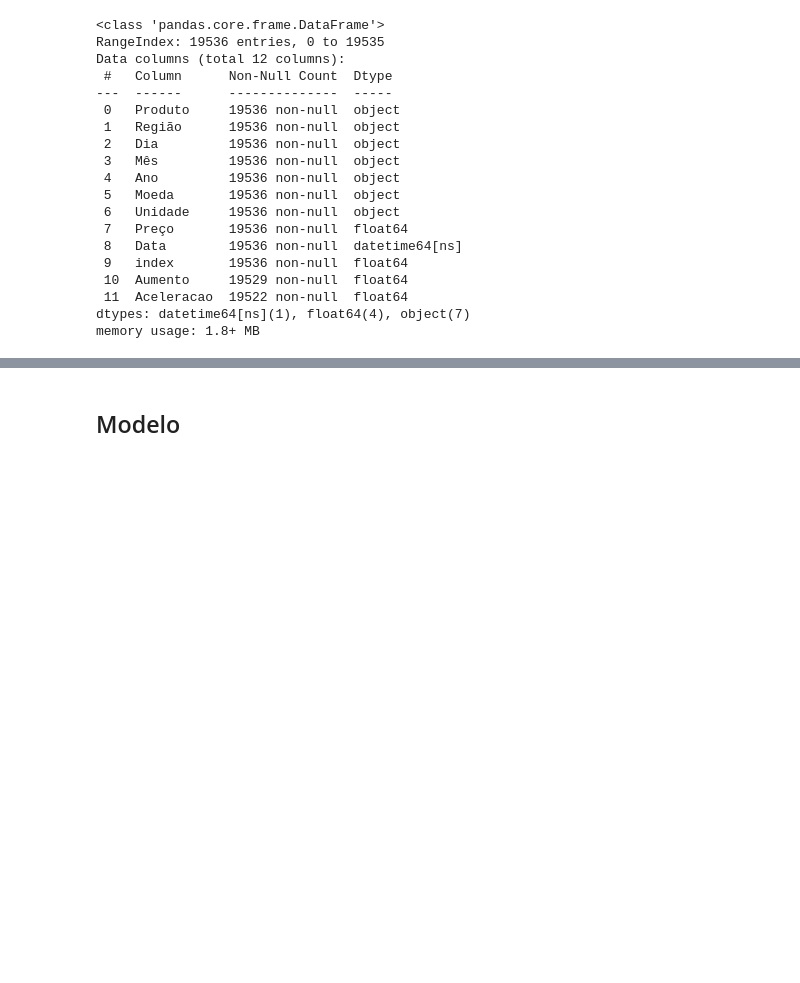
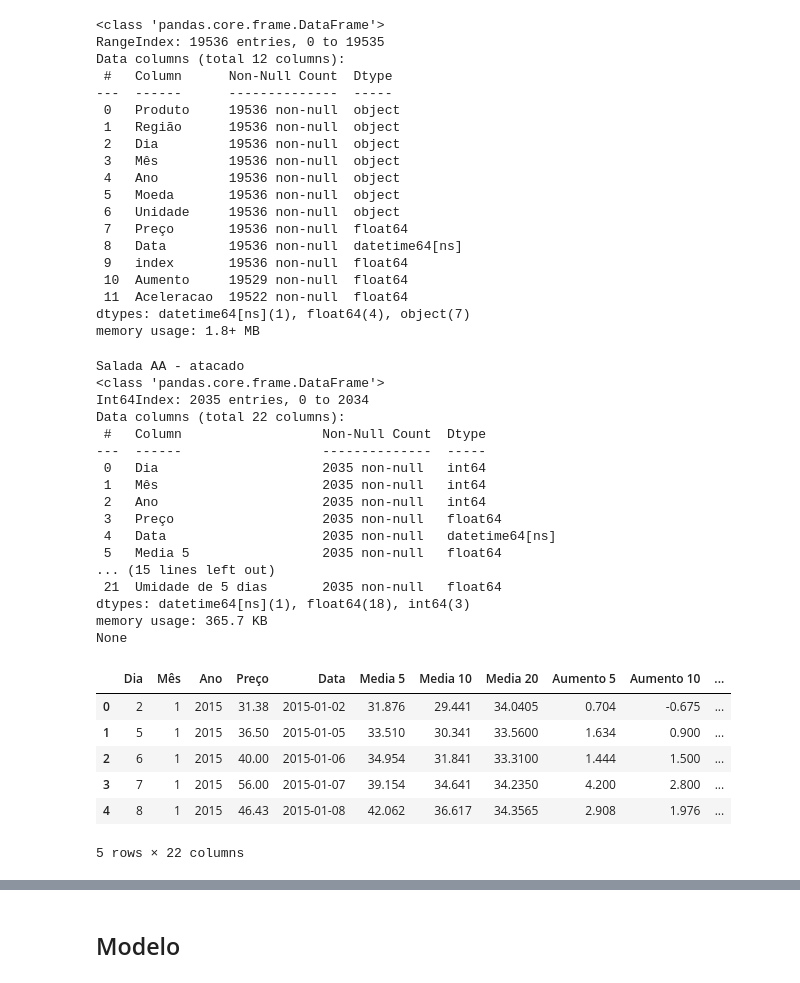
Before and after one commit to Arilson-X/C318-tomato-price-forecast, a Jupyter notebook: Apresentação_C318.ipynb, the cells around one changed output, grey strips where cells are left out. Drawn from its saved outputs; the diff is of its cells as text; code cells hidden in the pictures; blank space fills up the shorter version.

```diff
--- a/Apresentação_C318.ipynb
+++ b/Apresentação_C318.ipynb
@@ -323,3 +323,32 @@ df_sp_italiano = df_sao_paulo.loc[df_sao_paulo['Produto'] == "Italiano - atacado
 # %%
 df_sp_salada_AA = format_df(df_sp_salada_AA)
 df_sp_italiano = format_df(df_sp_italiano)
+# %%
+print("Salada AA - atacado")
+print(df_sp_salada_AA.info())
+display(df_sp_salada_AA.head())
+# %% [output]
+Salada AA - atacado
+<class 'pandas.core.frame.DataFrame'>
+Int64Index: 2035 entries, 0 to 2034
+Data columns (total 22 columns):
+ #   Column                  Non-Null Count  Dtype
+---  ------                  --------------  -----
+ 0   Dia                     2035 non-null   int64
+ 1   Mês                     2035 non-null   int64
+ 2   Ano                     2035 non-null   int64
+ 3   Preço                   2035 non-null   float64
+ 4   Data                    2035 non-null   datetime64[ns]
+ 5   Media 5                 2035 non-null   float64
+... (15 lines left out)
+ 21  Umidade de 5 dias       2035 non-null   float64
+dtypes: datetime64[ns](1), float64(18), int64(3)
+memory usage: 365.7 KB
+None
+|  | Dia | Mês | Ano | Preço | Data | Media 5 | Media 10 | Media 20 | Aumento 5 | Aumento 10 | ... |
+| 0 | 2 | 1 | 2015 | 31.38 | 2015-01-02 | 31.876 | 29.441 | 34.0405 | 0.704 | -0.675 | ... |
+| 1 | 5 | 1 | 2015 | 36.50 | 2015-01-05 | 33.510 | 30.341 | 33.5600 | 1.634 | 0.900 | ... |
+| 2 | 6 | 1 | 2015 | 40.00 | 2015-01-06 | 34.954 | 31.841 | 33.3100 | 1.444 | 1.500 | ... |
+| 3 | 7 | 1 | 2015 | 56.00 | 2015-01-07 | 39.154 | 34.641 | 34.2350 | 4.200 | 2.800 | ... |
+| 4 | 8 | 1 | 2015 | 46.43 | 2015-01-08 | 42.062 | 36.617 | 34.3565 | 2.908 | 1.976 | ... |
+5 rows × 22 columns
```
Also changed, not shown: parts of 13 cells of this notebook.
